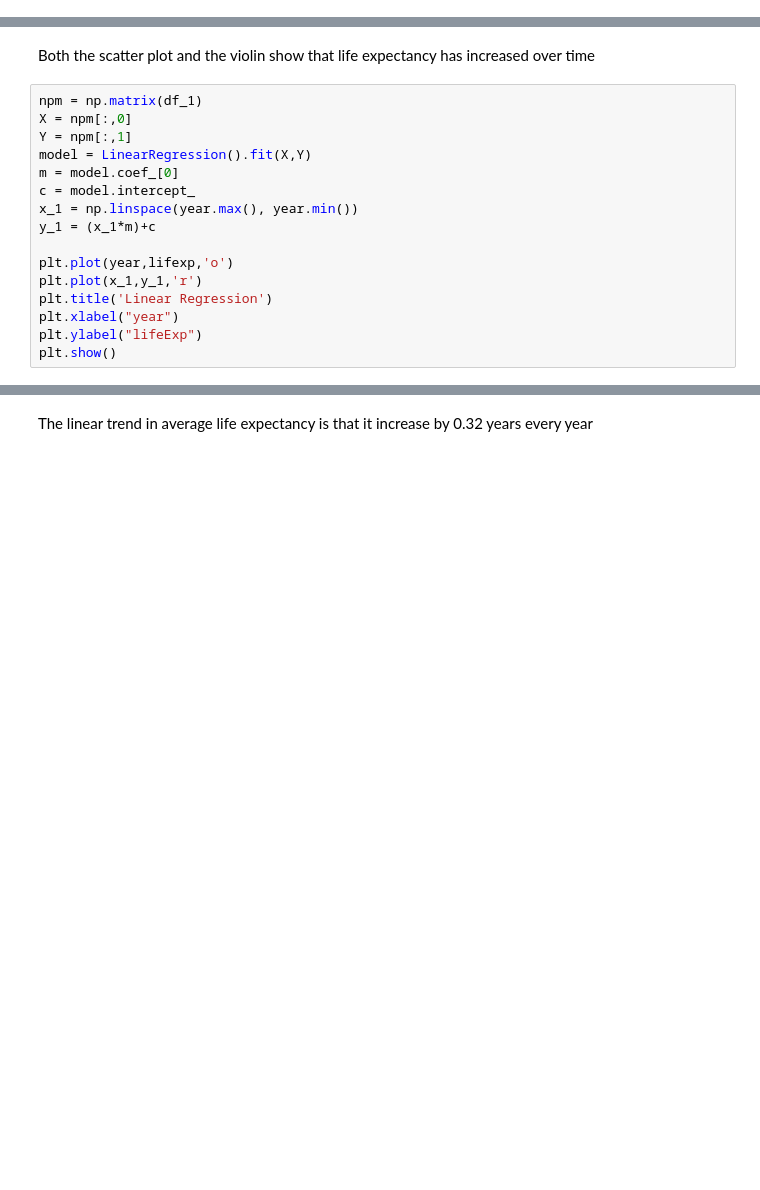
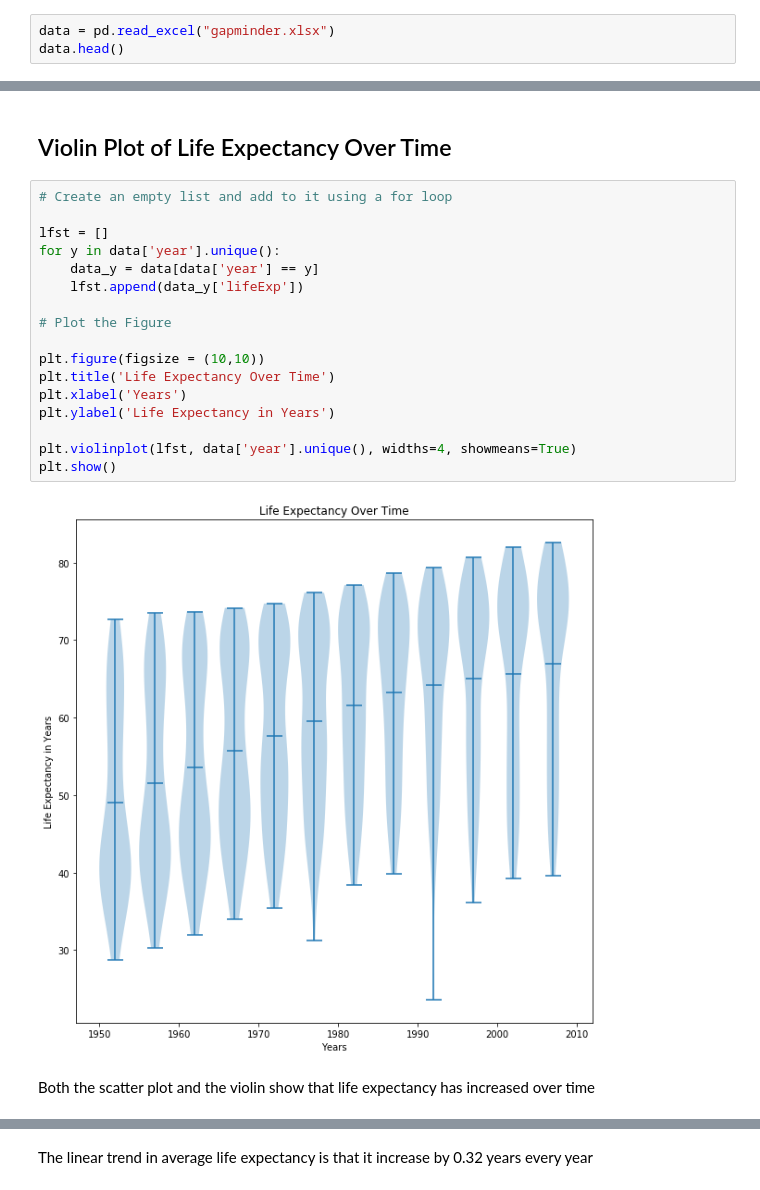
Before and after one commit to raghavgupta16/Python-Projects, a Jupyter notebook: Gapminder_Continents.ipynb, the cells around one changed output, grey strips where cells are left out. Saved outputs shown, nothing was run; the diff lists cells and outputs as text; blank space fills up the shorter version.

```diff
--- a/Gapminder_Continents.ipynb
+++ b/Gapminder_Continents.ipynb
@@ -37,0 +10,3 @@ ggplot(aes(x='year', y='lifeExp'), data=data) + geom_violin() + labs(title="life
+# %%
+data = pd.read_excel("gapminder.xlsx")
+data.head()
@@ -38,18 +43,23 @@ ggplot(aes(x='year', y='lifeExp'), data=data) + geom_violin() + labs(title="life
+# %% [markdown]
+## Violin Plot of Life Expectancy Over Time
+# %%
+# Create an empty list and add to it using a for loop
+
+lfst = []
+for y in data['year'].unique():
+    data_y = data[data['year'] == y]
+    lfst.append(data_y['lifeExp'])
+
+# Plot the Figure
+
+plt.figure(figsize = (10,10))
+plt.title('Life Expectancy Over Time')
+plt.xlabel('Years')
+plt.ylabel('Life Expectancy in Years')
+
+plt.violinplot(lfst, data['year'].unique(), widths=4, showmeans=True)
+plt.show()
+# %% [output]
+[figure, added]
 # %% [markdown]
 Both the scatter plot and the violin show that life expectancy has increased over time
-# %%
-npm = np.matrix(df_1)
-X = npm[:,0]
-Y = npm[:,1]
-model = LinearRegression().fit(X,Y)
-m = model.coef_[0]
-c = model.intercept_
-x_1 = np.linspace(year.max(), year.min())
-y_1 = (x_1*m)+c
-
-plt.plot(year,lifexp,'o')
-plt.plot(x_1,y_1,'r')
-plt.title('Linear Regression')
-plt.xlabel("year")
-plt.ylabel("lifeExp")
-plt.show()
```
Also changed, not shown: parts of 23 cells of this notebook.
